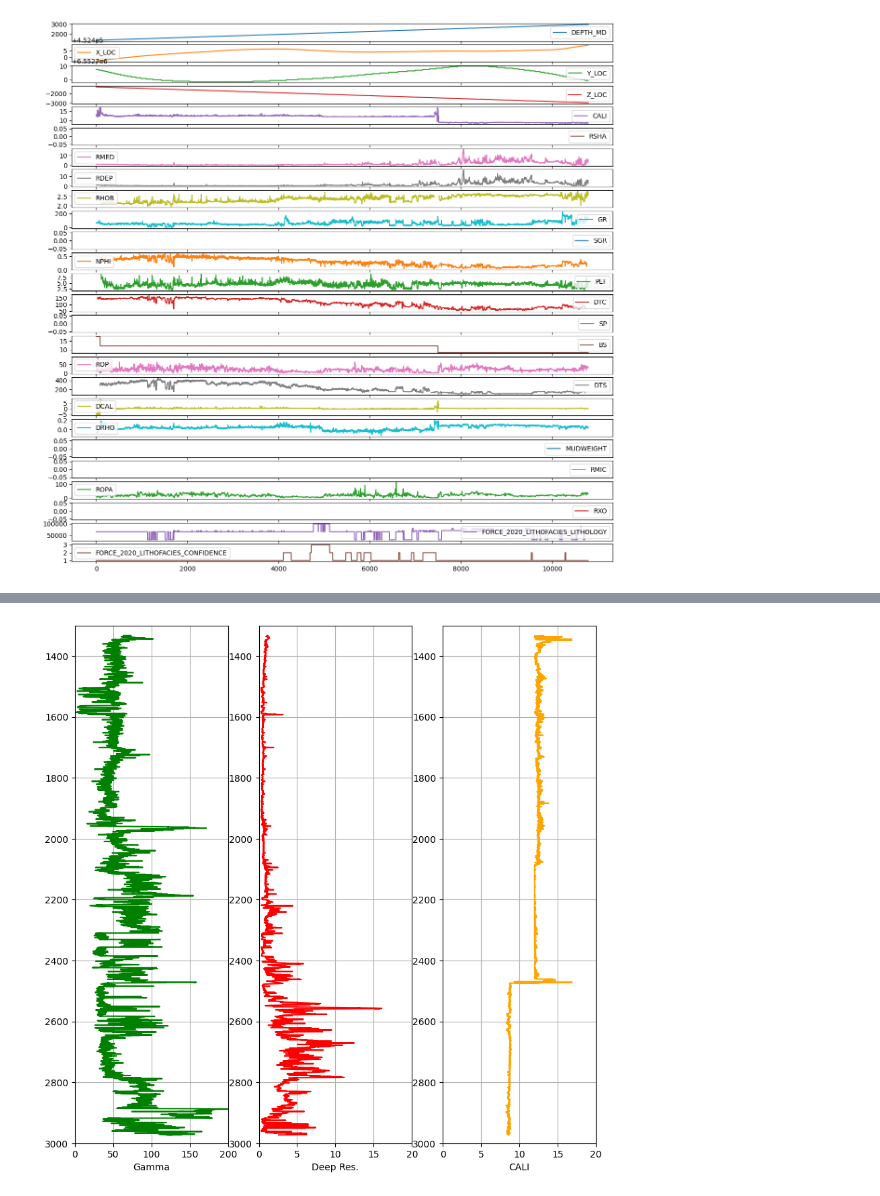
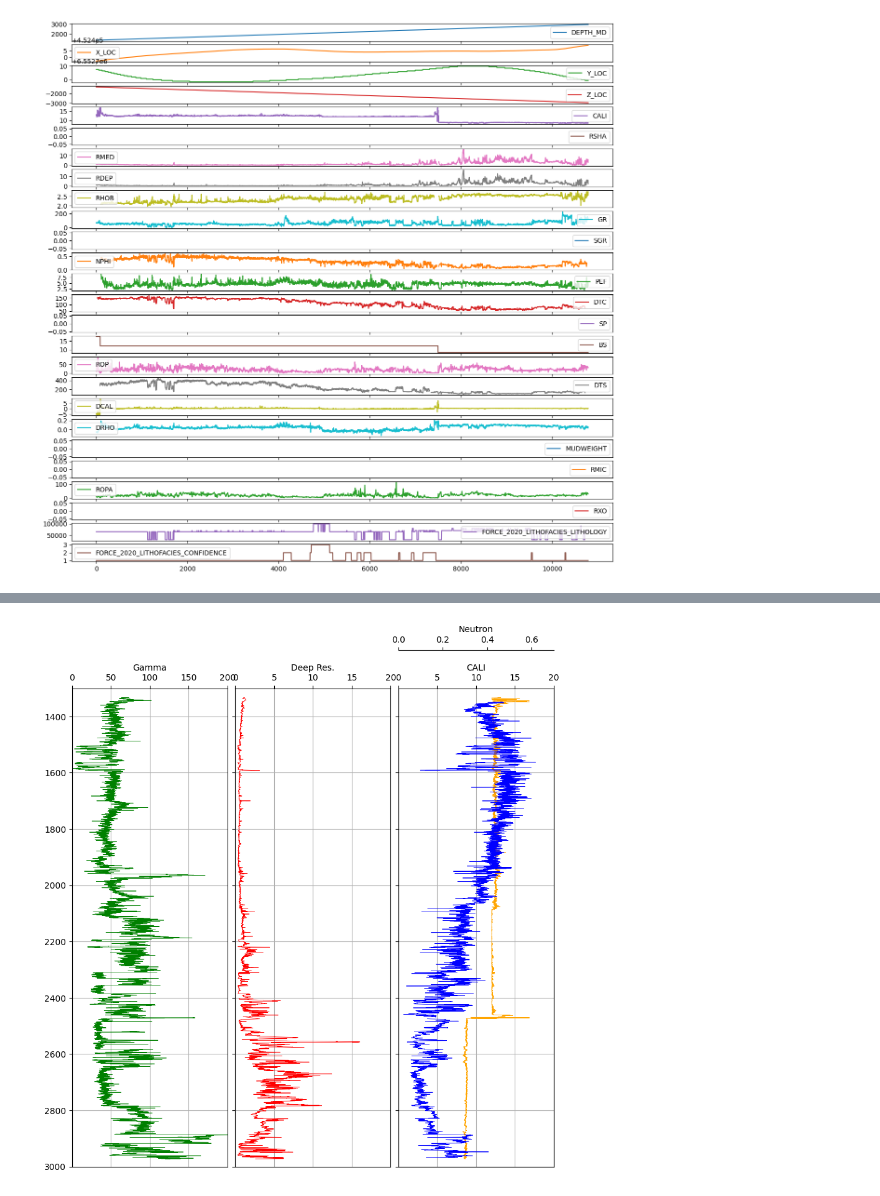
Before and after one commit to EgorenkovaURFU/well_log, a Jupyter notebook: visualisation.ipynb, the cells around one changed output, grey strips where cells are left out. Saved outputs shown, nothing was run; the diff lists cells and outputs as text; code cells hidden in the pictures.

Commit message:
visualisation

```diff
--- a/visualisation.ipynb
+++ b/visualisation.ipynb
@@ -53,26 +53,39 @@ ax1.grid()
 # %%
-fig = plt.subplots(figsize=(10, 10))
+curve_names = ['Gamma', 'Deep Res.', 'CALI', 'Neutron']
+fig, axes = plt.subplots(figsize=(10, 10))
 
 ax1 = plt.subplot2grid((1, 3), (0, 0), rowspan=1, colspan=1)
 ax2 = plt.subplot2grid((1, 3), (0, 1), rowspan=1, colspan=1)
 ax3 = plt.subplot2grid((1, 3), (0, 2), rowspan=1, colspan=1)
+ax4 = ax3.twiny()
 
-ax1.plot("GR", "DEPTH_MD", data=df, color='green')
-ax1.set_xlabel('Gamma')
+ax1.plot("GR", "DEPTH_MD", data=df, color='green', lw=0.5)
 ax1.set_xlim(0, 200)
-ax1.set_ylim(3000, 1300)
-ax1.grid()
 
-ax2.plot("RDEP", "DEPTH_MD", data=df, color='red')
-ax2.set_xlabel('Deep Res.')
+ax2.plot("RDEP", "DEPTH_MD", data=df, color='red', lw=0.5)
 ax2.set_xlim(0, 20)
-ax2.set_ylim(3000, 1300)
-ax2.grid()
 
-ax3.plot("CALI", "DEPTH_MD", data=df, color='orange')
-ax3.set_xlabel('CALI')
+ax3.plot("CALI", "DEPTH_MD", data=df, color='orange', lw=0.5)
 ax3.set_xlim(0, 20)
-ax3.set_ylim(3000, 1300)
-ax3.grid()
+
+ax4.plot("NPHI", "DEPTH_MD", data=df, color='blue', lw=0.5)
+ax4.set_xlim(0, 0.7)
+
+for i, ax in enumerate(fig.axes):
+    ax.set_ylim(3000, 1300)
+
+    ax.xaxis.set_ticks_position('top')
+    ax.xaxis.set_label_position('top')
+    ax.set_xlabel(curve_names[i])
+
+    if i==3:
+        ax.spines['top'].set_position(('axes', 1.08))
+    else:
+        ax.grid()
+
+for ax in [ax2, ax3]:
+    plt.setp(ax.get_yticklabels(), visible=False)
+
+fig.subplots_adjust(wspace = 0.05)
 # %% [output]
-[figure, old version]
+[figure, new version]
```
Also changed, not shown: parts of 1 cell of this notebook.
